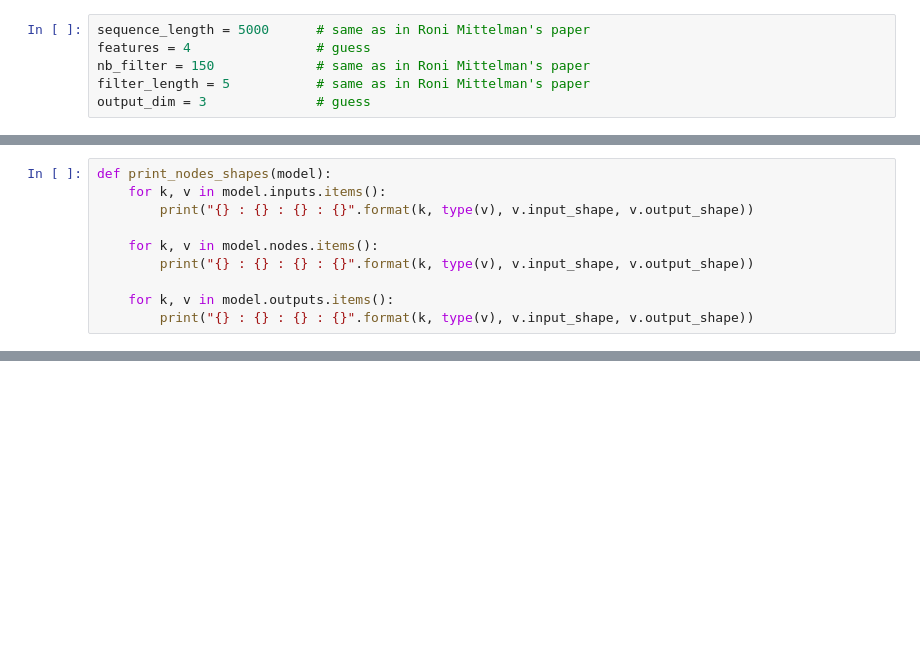
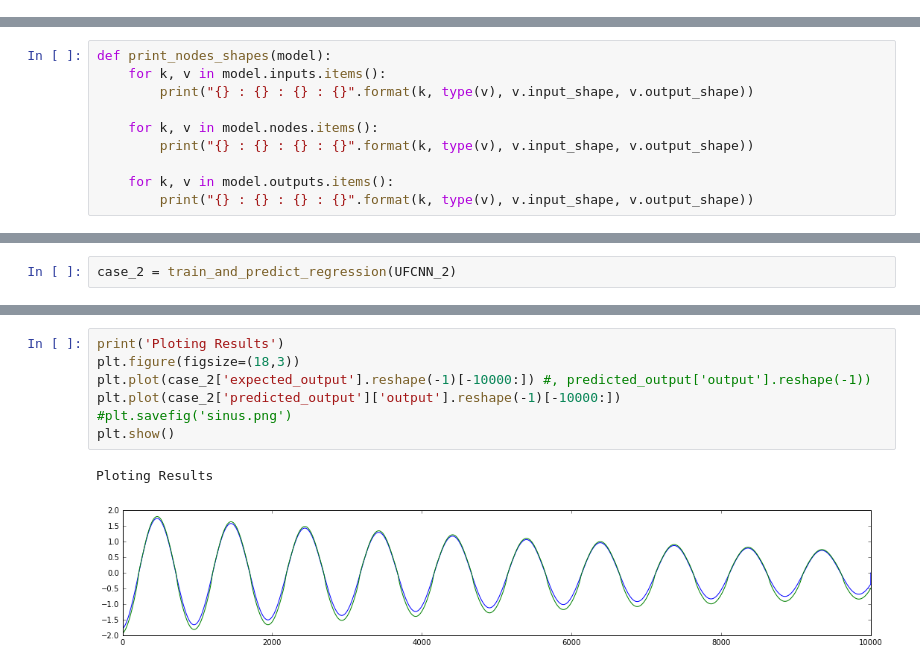
Before and after one commit to salsasepp/ufcnn-keras, a Jupyter notebook: notebook/UFCNN.ipynb, the cells around one changed output, grey strips where cells are left out. Cells and saved outputs as stored; diff of their text form; blank space fills up the shorter version.

```diff
--- a/notebook/UFCNN.ipynb
+++ b/notebook/UFCNN.ipynb
@@ -13,9 +14,3 @@ Using TensorFlow backend.
 from keras.layers.convolutional import Convolution1D, MaxPooling1D, Convolution2D, MaxPooling2D, UpSampling1D, UpSampling2D
 # %%
 from keras.callbacks import ModelCheckpoint, Callback
-# %%
-sequence_length = 5000      # same as in Roni Mittelman's paper
-features = 4                # guess
-nb_filter = 150             # same as in Roni Mittelman's paper
-filter_length = 5           # same as in Roni Mittelman's paper
-output_dim = 3              # guess
@@ -89,0 +223,2 @@ plot(UFCNN_1, to_file='UFCNN/UFCNN_1.png')
+# %%
+case_2 = train_and_predict_regression(UFCNN_2)
@@ -89,0 +244,10 @@ plot(UFCNN_1, to_file='UFCNN/UFCNN_1.png')
+# %%
+print('Ploting Results')
+plt.figure(figsize=(18,3))
+plt.plot(case_2['expected_output'].reshape(-1)[-10000:]) #, predicted_output['output'].reshape(-1))
+plt.plot(case_2['predicted_output']['output'].reshape(-1)[-10000:])
+#plt.savefig('sinus.png')
+plt.show()
+# %% [output]
+Ploting Results
+[figure, added]
```
Also changed, not shown: parts of 19 cells of this notebook, 1 other file.
